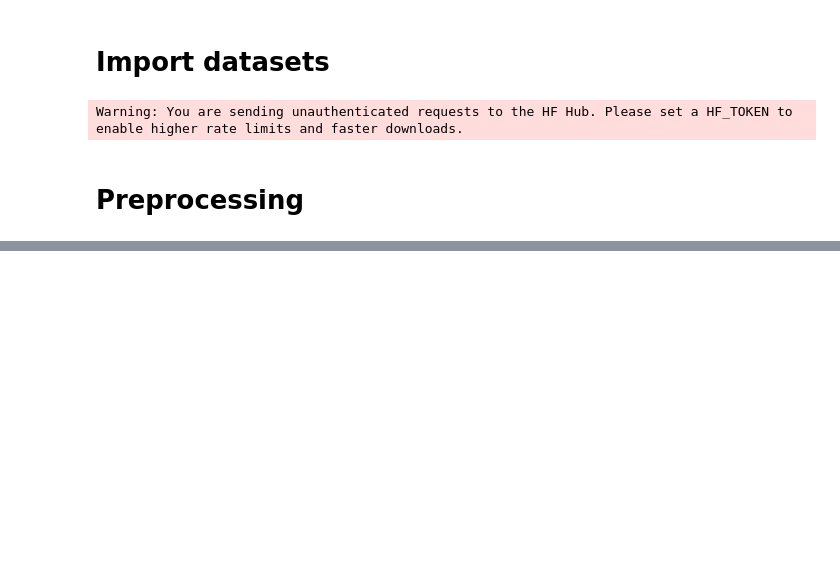
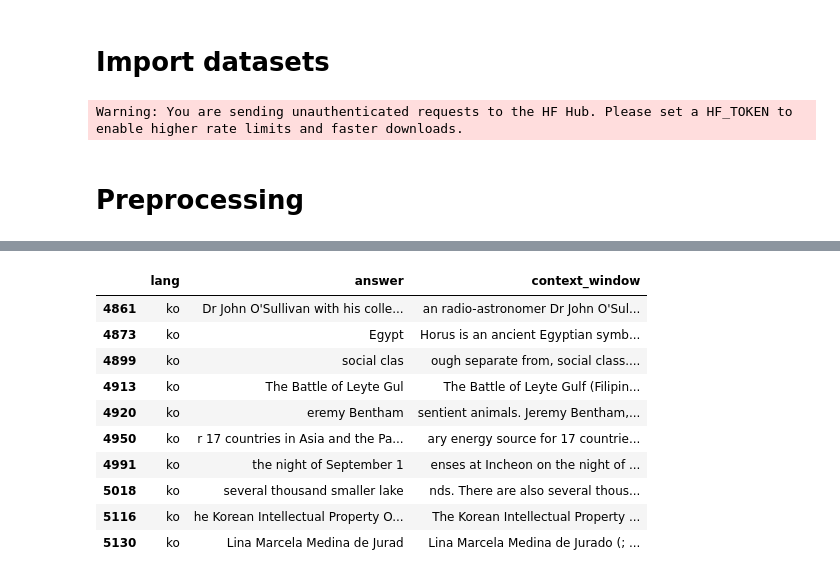
Before and after one commit to Legenden84/msc-nlp-2026, a Jupyter notebook: project_notebooks/nlp_project_2.ipynb, the cells around one changed output, grey strips where cells are left out. Saved outputs shown, nothing was run; the diff lists cells and outputs as text; code cells hidden in the pictures; blank space fills up the shorter version.

```diff
--- a/project_notebooks/nlp_project_2.ipynb
+++ b/project_notebooks/nlp_project_2.ipynb
@@ -60,0 +192,26 @@ def tokenize_with_offsets(text):
+# %%
+# claude
+def project_answer(answerable, answer_start, answer):
+    # unanswerable examples are stored with answer_start == -1 and a placeholder answer
+    if not answerable:
+        return None, ""
+    return int(answer_start), answer
+
+
+def convert_split(df):
+    rows = []
+    for context, answerable, answer_start, answer in zip(
+        df["context"], df["answerable"], df["answer_start"], df["answer"]
+    ):
+        answer_start, answer_text = project_answer(answerable, answer_start, answer)
+        try:
+            tokens, offsets, labels = character_span_to_bio(context, answer_start, answer_text)
+            assert bio_to_character_span(context, offsets, labels) == (answer_start, answer_text)
+            error = None
+        except ValueError as exception:
+            tokens, offsets, labels, error = None, None, None, str(exception)
+        rows.append({"tokens": tokens, "offsets": offsets, "labels": labels, "error": error})
+    return pd.DataFrame(rows, index=df.index)
+# %%
+bio_train = convert_split(df_train)
+bio_val = convert_split(df_val)
@@ -60,0 +257,27 @@ def tokenize_with_offsets(text):
+# %%
+# claude
+def show_failures(df, bio, n=10, window=20):
+    failed = df[bio["error"].notna()]
+    return pd.DataFrame({
+        "lang": failed["lang"],
+        "answer": failed["answer"],
+        "context_window": [
+            context[max(0, start - window):start + len(answer) + window]
+            for context, start, answer in zip(failed["context"], failed["answer_start"], failed["answer"])
+        ],
+    }).head(n)
+# %%
+# train
+show_failures(df_train, bio_train)
+# %% [output]
+|  | lang | answer | context_window |
+| 4861 | ko | Dr John O'Sullivan with his colle... | an radio-astronomer Dr John O'Sul... |
+| 4873 | ko | Egypt | Horus is an ancient Egyptian symb... |
+| 4899 | ko | social clas | ough separate from, social class.... |
+| 4913 | ko | The Battle of Leyte Gul | The Battle of Leyte Gulf (Filipin... |
+| 4920 | ko | eremy Bentham | sentient animals. Jeremy Bentham,... |
+| 4950 | ko | r 17 countries in Asia and the Pa... | ary energy source for 17 countrie... |
+| 4991 | ko | the night of September 1 | enses at Incheon on the night of ... |
+| 5018 | ko | several thousand smaller lake | nds. There are also several thous... |
+| 5116 | ko | he Korean Intellectual Property O... | The Korean Intellectual Property ... |
+| 5130 | ko | Lina Marcela Medina de Jurad | Lina Marcela Medina de Jurado (; ... |
```
Also changed, not shown: parts of 27 cells of this notebook.
